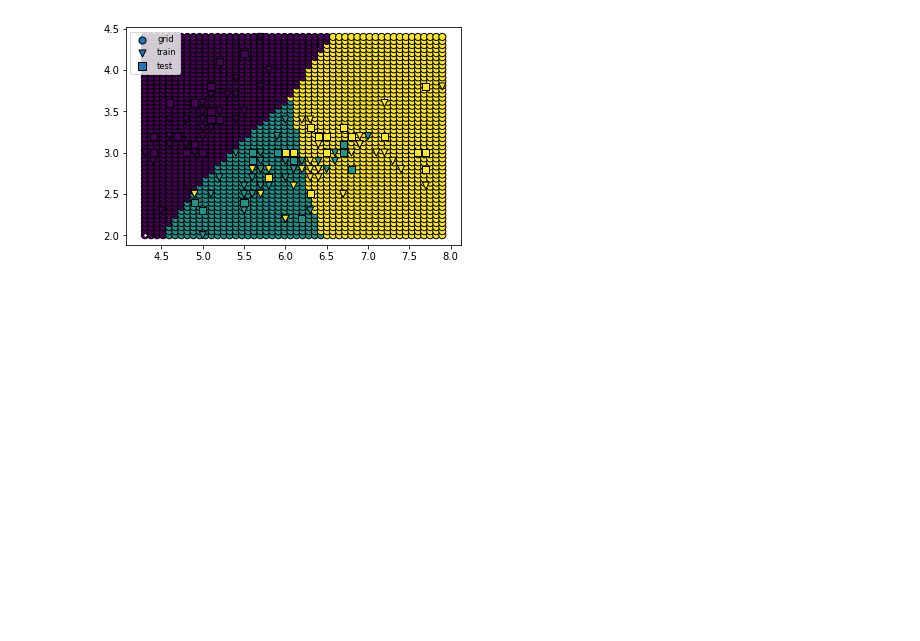
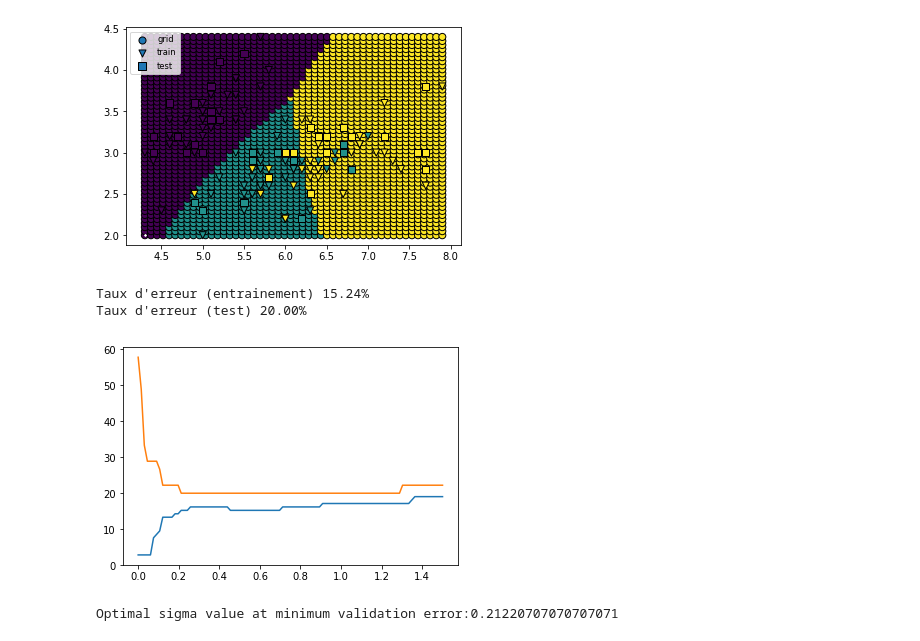
Before and after one commit to KyleGoyette/MachineLearningDevoir1, a Jupyter notebook: Question 3.ipynb, the cells around one changed output. Saved outputs shown, nothing was run; the diff lists cells and outputs as text; code cells hidden in the pictures; blank space fills up the shorter version.

Commit message:
Add Parzen window error curves

```diff
--- a/Question 3.ipynb
+++ b/Question 3.ipynb
@@ -408,3 +425,46 @@ gridplot(bayesparzen2d, iris_train[:, input_dims + [-1]], iris_test[:, input_dim
 # %% [output]
 (2500, 2)
 [figure]
+# %%
+log_prob_train=bayesparzen2d.compute_predictions(iris_train[:, input_dims[:2]])
+log_prob_test=bayesparzen2d.compute_predictions(iris_test[:, input_dims[:2]])
+
+classesPred_train = log_prob_train.argmax(1)+1
+classesPred_test = log_prob_test.argmax(1)+1
+
+print "Taux d'erreur (entrainement) %.2f%%" % ((1-(classesPred_train==iris_train[:,-1]).mean())*100.0)
+print "Taux d'erreur (test) %.2f%%" % ((1-(classesPred_test==iris_test[:,-1]).mean())*100.0)
+# %% [output]
+Taux d'erreur (entrainement) 15.24%
+Taux d'erreur (test) 20.00%
+# %%
+hs = np.linspace(0.0001,1.5,100)
+train_error = np.zeros_like(hs)
+validation_error = np.zeros_like(hs)
+for i in range(len(hs)):
+    parzen_estimator2d_class1 = parzen_estimator(2,hs[i])
+    parzen_estimator2d_class2 = parzen_estimator(2,hs[i])
+    parzen_estimator2d_class3 = parzen_estimator(2,hs[i])
+
+    parzen_estimator2d_class1.train(class1_train[:,input_dims[:2]])
+    parzen_estimator2d_class2.train(class2_train[:,input_dims[:2]])
+    parzen_estimator2d_class3.train(class3_train[:,input_dims[:2]])
+
+    bayesparzen2d = classif_bayes_parzen([parzen_estimator2d_class1, parzen_estimator2d_class2, parzen_estimator2d_class3], [0.333,0.333,0.333])
+    log_prob_train=bayesparzen2d.compute_predictions(iris_train[:, input_dims[:2]])
+    log_prob_test=bayesparzen2d.compute_predictions(iris_test[:, input_dims[:2]])
+
+    classesPred_train = log_prob_train.argmax(1)+1
+    classesPred_test = log_prob_test.argmax(1)+1
+
+    train_error[i] = ((1-(classesPred_train==iris_train[:,-1]).mean())*100.0)
+    validation_error[i] = ((1-(classesPred_test==iris_test[:,-1]).mean())*100.0)
+
+pyplot.plot(hs,train_error)
+pyplot.plot(hs,validation_error)
+pyplot.show()
+min_error = argmin(validation_error)
+print 'Optimal sigma value at minimum validation error:' + repr(hs[min_error])
+# %% [output]
+[figure, added]
+Optimal sigma value at minimum validation error:0.21220707070707071
```
Also changed, not shown: parts of 5 cells of this notebook.
